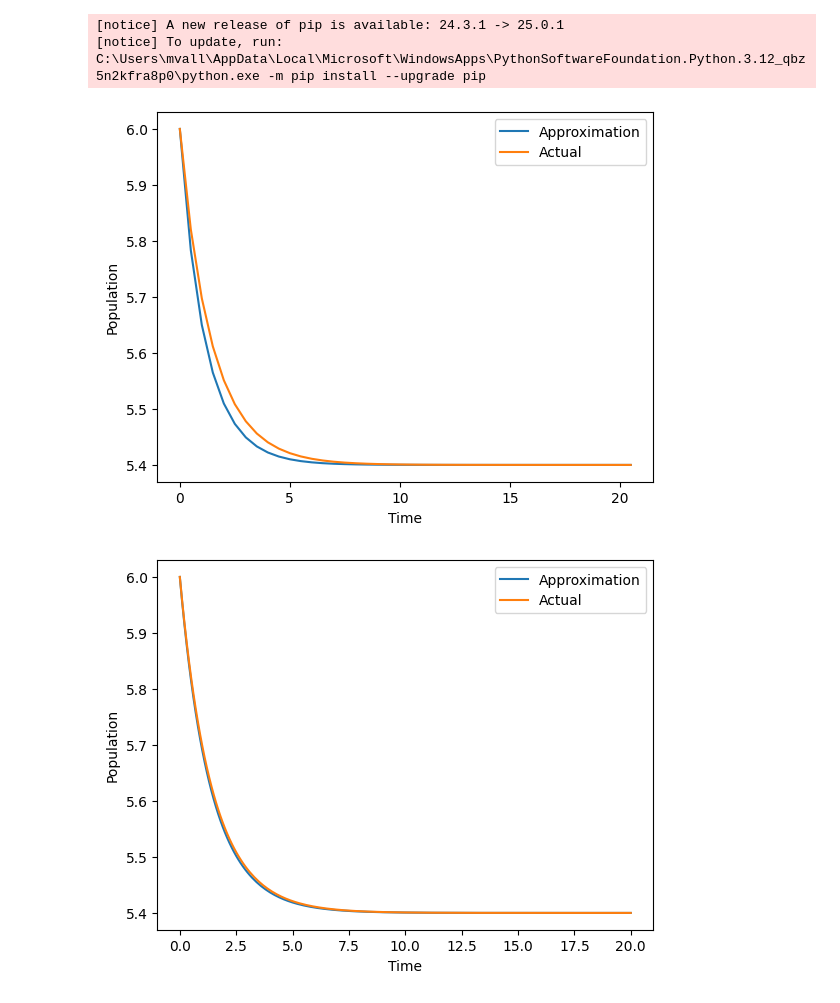
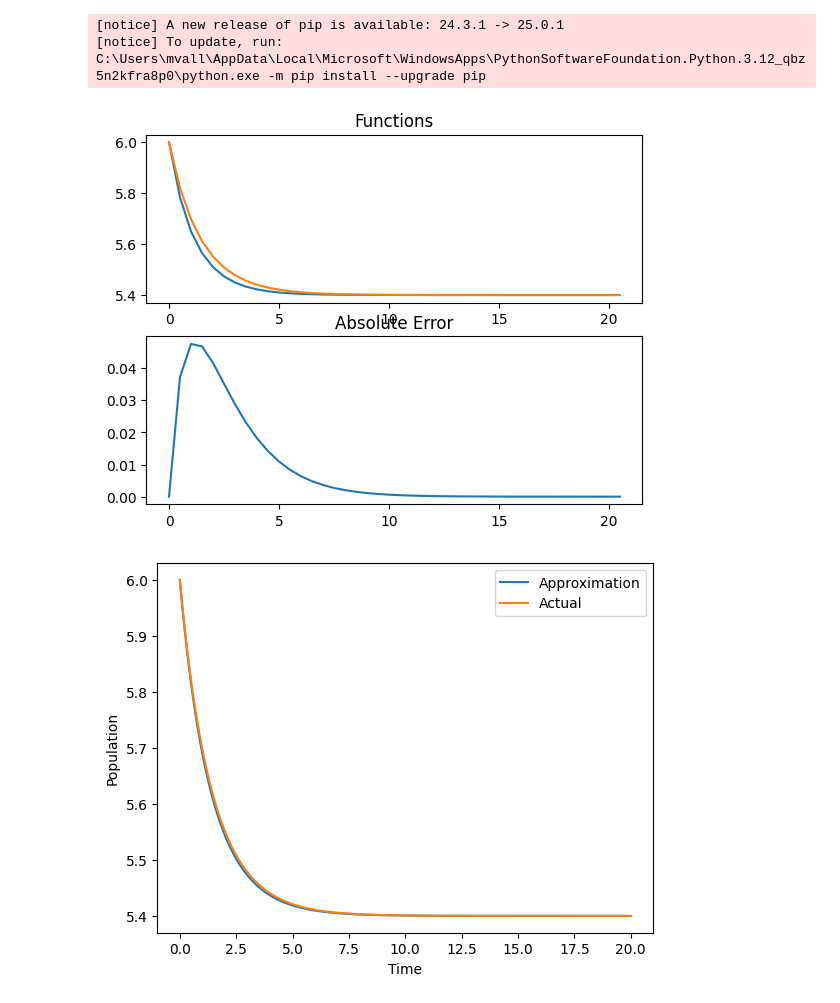
Before and after one commit to MrAnish123/Differential-Equations-Project-1, a Jupyter notebook: SetA.ipynb, the cells around one changed output. Saved outputs shown, nothing was run; the diff lists cells and outputs as text; code cells hidden in the pictures.

Commit message:
Playing with graphs
Tried to add the error graph as a separate graph but I'm not sure entirely what they want and I can't seem to label them properly once I do two separate graphs

```diff
--- a/SetA.ipynb
+++ b/SetA.ipynb
@@ -20,39 +20,52 @@ Note: you may need to restart the kernel to use updated packages.
 #Task set A, problem 2, h = 0.5
 
 import matplotlib.pyplot as plt
 import math
 
 e = math.e
 
 r = 0.65
 L = 5.4
 h = 0.5                                  #Step size 0.5
 t = [0]
 x = [6]
 xActual = [6]
 tVariable = 0
 xVariable = 6
 
+yError = [0]
+
 
 while tVariable <= 20:
     dx = (r*xVariable)*(1-xVariable/L)
     xVariable = xVariable + dx * h
     tVariable += 0.5
     x.append(xVariable)
     t.append(tVariable)
     xActual.append((L*6*pow(e,r*tVariable))/(L+6*(-1+pow(e,r*tVariable))))
+    yError.append(abs((L*6*pow(e,r*tVariable))/(L+6*(-1+pow(e,r*tVariable))) - xVariable))
 
+figure, axes = plt.subplots(2,1)
 
-plt.plot(t ,x)
-plt.plot(t, xActual)
+axes[0].plot(t ,x)
+axes[0].plot(t, xActual)
+axes[1].plot(t, yError)
 
-plt.xlabel('Time')
-plt.ylabel('Population')
-plt.legend(['Approximation', 'Actual'])
+#plt.semilogy()
+
+#axes[0].xlabel('Time')
+#axes[0].ylabel('Population')
+#axes[0].legend(['Approximation', 'Actual'])
+axes[0].set_title('Functions')
+
+#axes[1].xlabel('Time')
+#axes[1].ylabel('Error')
+#axes[1].legend(['Absolute Error'])
+axes[1].set_title('Absolute Error')
 
 plt.show()
 # %% [output]
-[figure, old version]
+[figure, new version]
 # %%
 #Task set A, problem 2, h = 0.1
 
```
